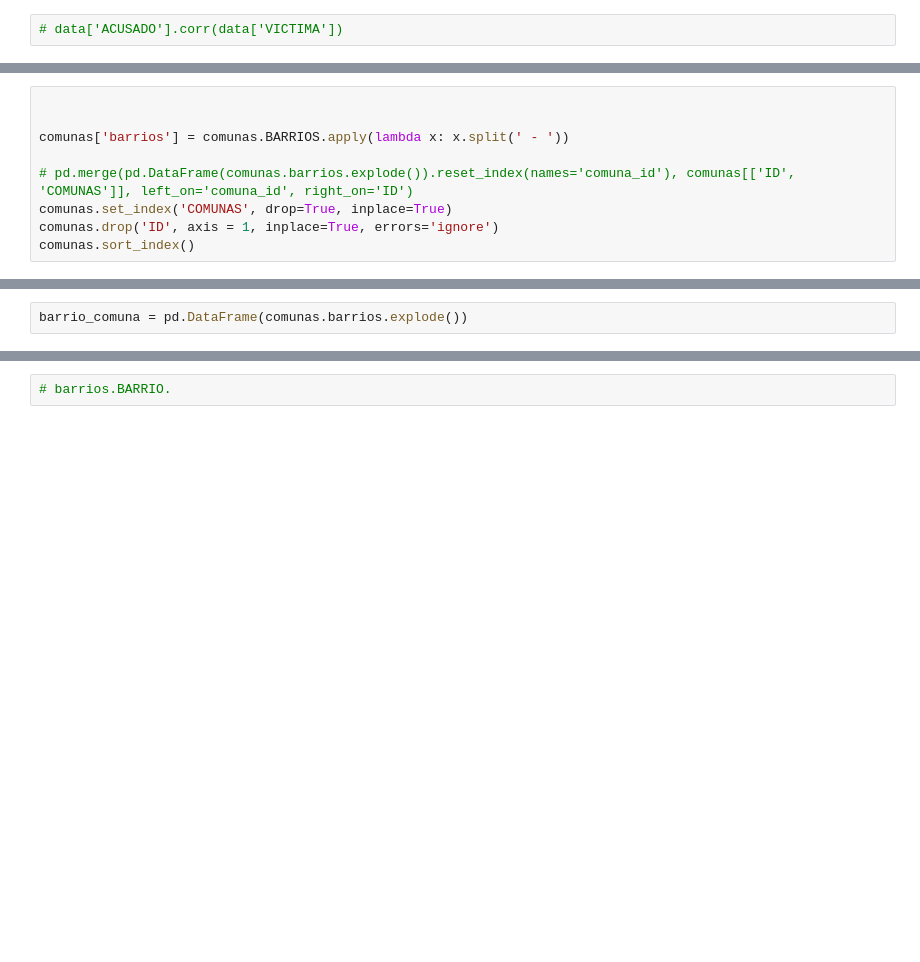
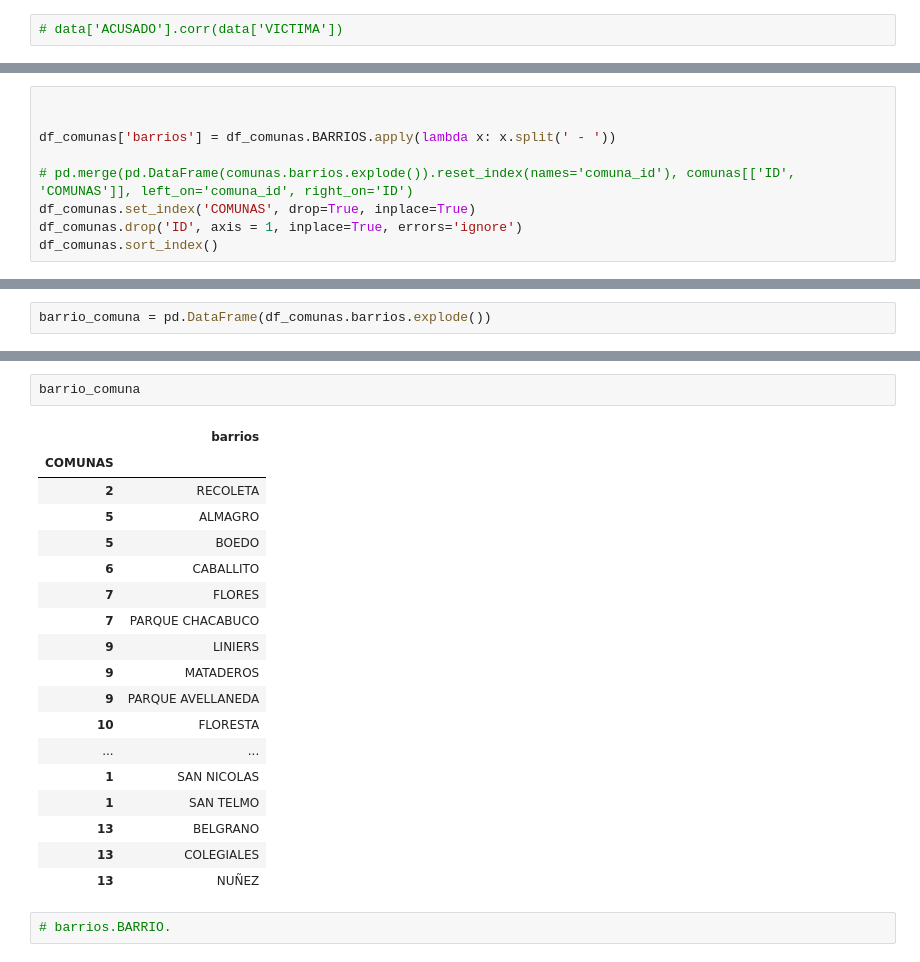
Before and after one commit to cypbk/pida-javier-bengolea, a Jupyter notebook: main.ipynb, the cells around one changed output, grey strips where cells are left out. Drawn from its saved outputs; the diff is of its cells as text; blank space fills up the shorter version.

```diff
--- a/main.ipynb
+++ b/main.ipynb
@@ -575,12 +598,12 @@ data.describe()
 # %%
 
 
-comunas['barrios'] = comunas.BARRIOS.apply(lambda x: x.split(' - '))
+df_comunas['barrios'] = df_comunas.BARRIOS.apply(lambda x: x.split(' - '))
 
 # pd.merge(pd.DataFrame(comunas.barrios.explode()).reset_index(names='comuna_id'), comunas[['ID', 'COMUNAS']], left_on='comuna_id', right_on='ID')
-comunas.set_index('COMUNAS', drop=True, inplace=True)
-comunas.drop('ID', axis = 1, inplace=True, errors='ignore')
-comunas.sort_index()
+df_comunas.set_index('COMUNAS', drop=True, inplace=True)
+df_comunas.drop('ID', axis = 1, inplace=True, errors='ignore')
+df_comunas.sort_index()
 # %% [output]
 |  | OBJETO | BARRIOS | PERIMETRO | AREA | barrios |
 | COMUNAS |  |  |  |  |  |
@@ -620,4 +643,4 @@ pd.merge(pd.DataFrame(comunas.barrios.explode()).reset_index(names='comuna_id'),
 | 46 | 13 | COLEGIALES | LIMITE COMUNAL | BELGRANO - COLEGIALES - NUÑEZ | 26198.826953 | 1.471321e+07 | [BELGRANO, COLEGIALES, NUÑEZ] |
 | 47 | 13 | NUÑEZ | LIMITE COMUNAL | BELGRANO - COLEGIALES - NUÑEZ | 26198.826953 | 1.471321e+07 | [BELGRANO, COLEGIALES, NUÑEZ] |
 # %%
-barrio_comuna = pd.DataFrame(comunas.barrios.explode())
+barrio_comuna = pd.DataFrame(df_comunas.barrios.explode())
@@ -644,3 +647,24 @@ comunas
+# %%
+barrio_comuna
+# %% [output]
+|  | barrios |
+| COMUNAS |  |
+| 2 | RECOLETA |
+| 5 | ALMAGRO |
+| 5 | BOEDO |
+| 6 | CABALLITO |
+| 7 | FLORES |
+| 7 | PARQUE CHACABUCO |
+| 9 | LINIERS |
+| 9 | MATADEROS |
+| 9 | PARQUE AVELLANEDA |
+| 10 | FLORESTA |
+| ... | ... |
+| 1 | SAN NICOLAS |
+| 1 | SAN TELMO |
+| 13 | BELGRANO |
+| 13 | COLEGIALES |
+| 13 | NUÑEZ |
 # %%
 # barrios.BARRIO.
 # %%
```
Also changed, not shown: parts of 17 cells of this notebook.
